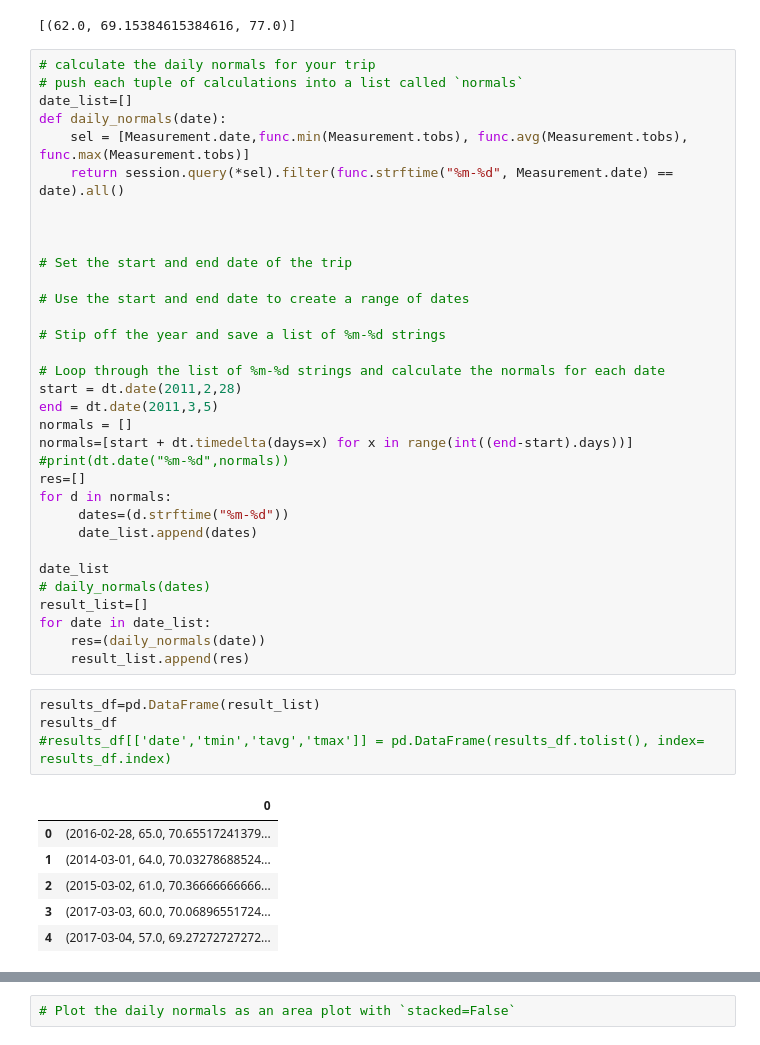
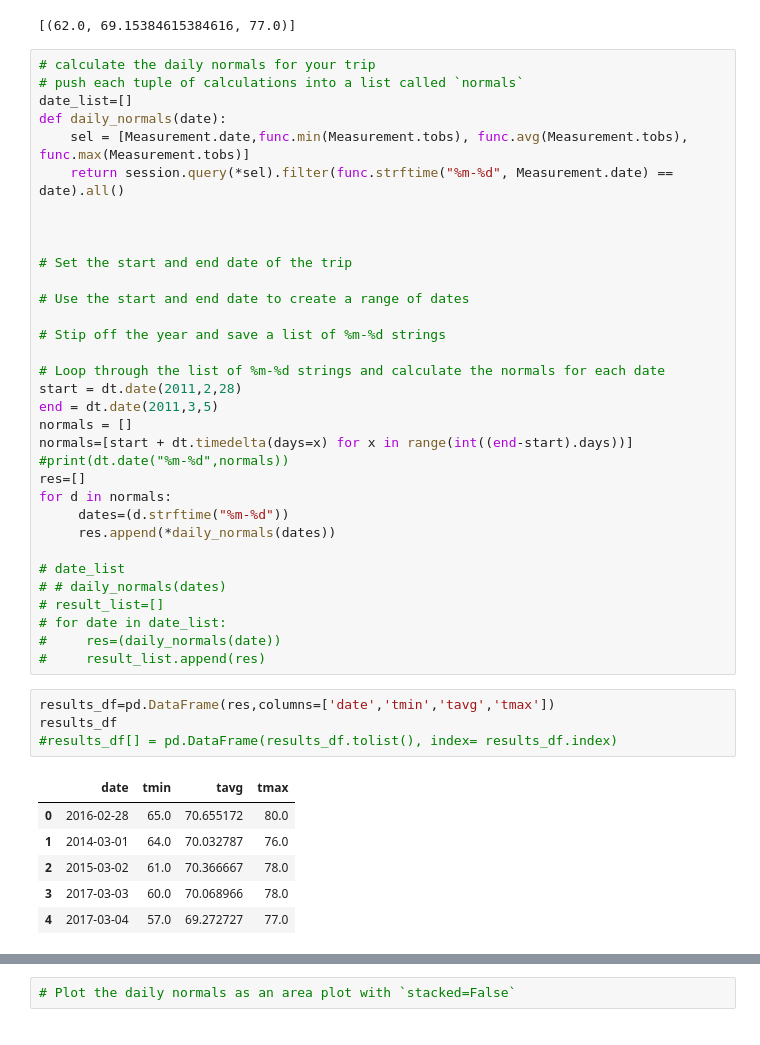
Before and after one commit to thusneem/sql_alchemy, a Jupyter notebook: climate_starter.ipynb, the cells around one changed output, grey strips where cells are left out. Cells and saved outputs as stored; diff of their text form.

```diff
--- a/climate_starter.ipynb
+++ b/climate_starter.ipynb
@@ -316,22 +315,22 @@ normals=[start + dt.timedelta(days=x) for x in range(int((end-start).days))]
 res=[]
 for d in normals:
      dates=(d.strftime("%m-%d"))
-     date_list.append(dates)
+     res.append(*daily_normals(dates))
 
-date_list
-# daily_normals(dates)
-result_list=[]
-for date in date_list:
-    res=(daily_normals(date))
-    result_list.append(res)
+# date_list
+# # daily_normals(dates)
+# result_list=[]
+# for date in date_list:
+#     res=(daily_normals(date))
+#     result_list.append(res)
 # %%
-results_df=pd.DataFrame(result_list)
+results_df=pd.DataFrame(res,columns=['date','tmin','tavg','tmax'])
 results_df
-#results_df[['date','tmin','tavg','tmax']] = pd.DataFrame(results_df.tolist(), index= results_df.index)
+#results_df[] = pd.DataFrame(results_df.tolist(), index= results_df.index)
 # %% [output]
-|  | 0 |
-| 0 | (2016-02-28, 65.0, 70.65517241379... |
-| 1 | (2014-03-01, 64.0, 70.03278688524... |
-| 2 | (2015-03-02, 61.0, 70.36666666666... |
-| 3 | (2017-03-03, 60.0, 70.06896551724... |
-| 4 | (2017-03-04, 57.0, 69.27272727272... |
+|  | date | tmin | tavg | tmax |
+| 0 | 2016-02-28 | 65.0 | 70.655172 | 80.0 |
+| 1 | 2014-03-01 | 64.0 | 70.032787 | 76.0 |
+| 2 | 2015-03-02 | 61.0 | 70.366667 | 78.0 |
+| 3 | 2017-03-03 | 60.0 | 70.068966 | 78.0 |
+| 4 | 2017-03-04 | 57.0 | 69.272727 | 77.0 |
```
Also changed, not shown: parts of 2 cells of this notebook.
